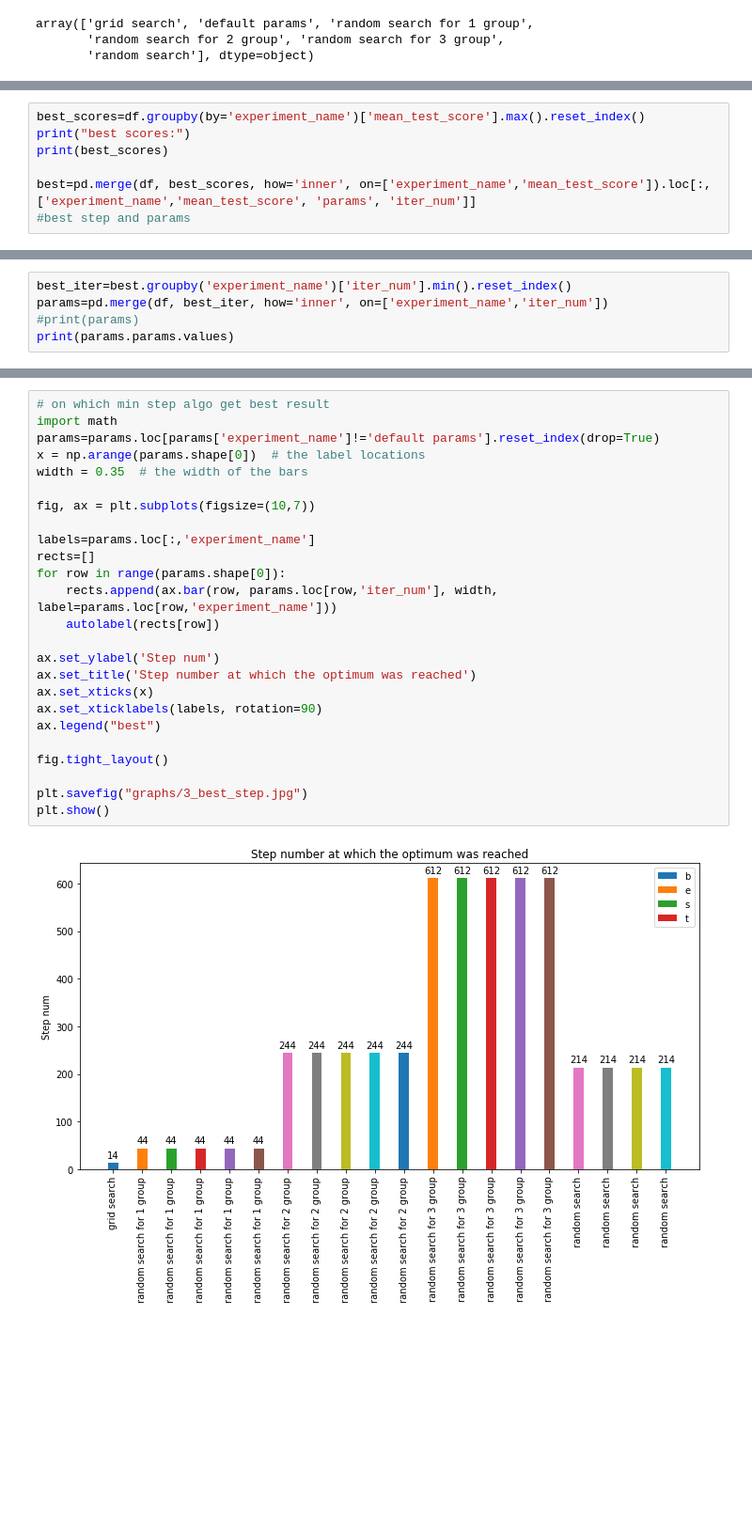
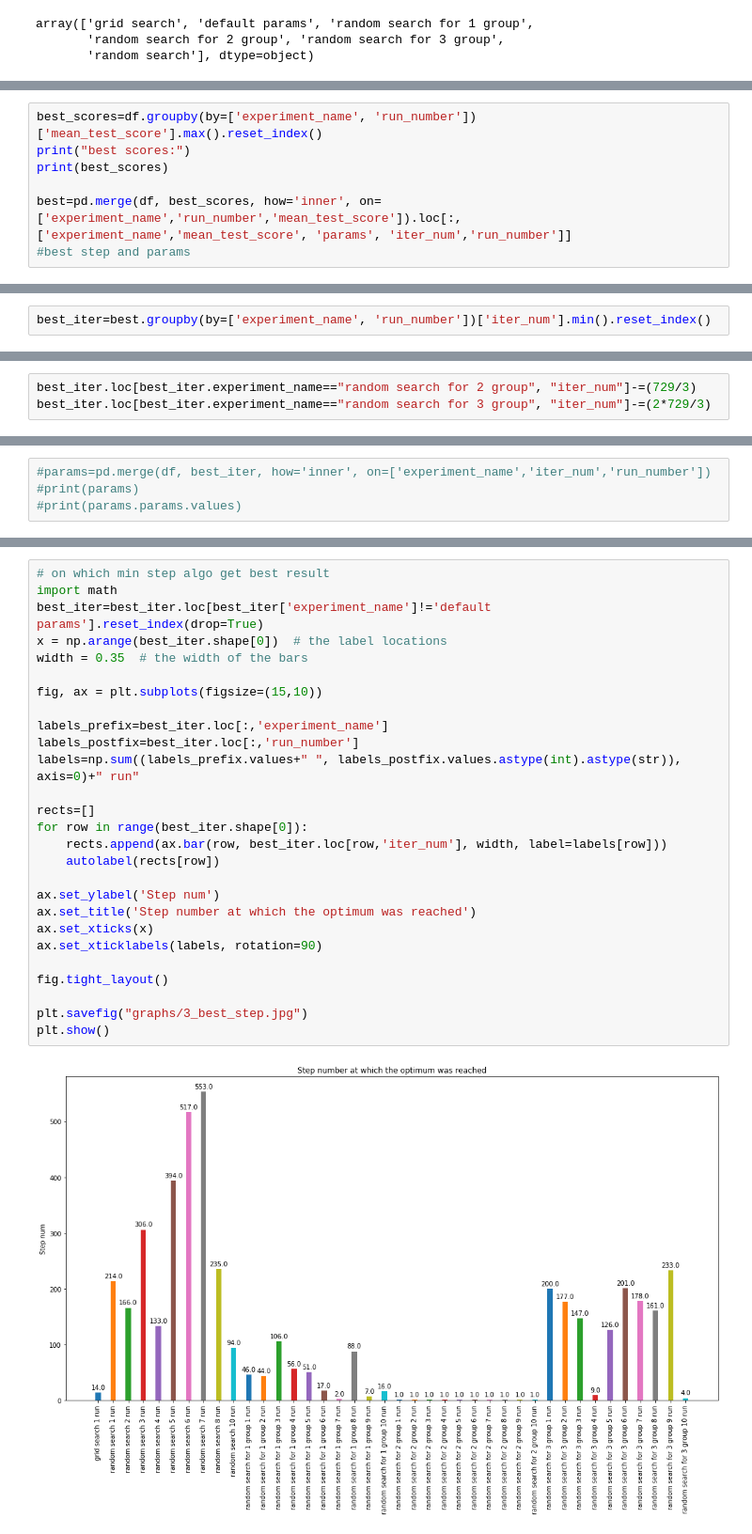
Before and after one commit to HollowPrincess/GradBoostOptim, a Jupyter notebook: xgboost_test_1_analysis.ipynb, the cells around one changed output, grey strips where cells are left out. Shown at 94% size. Drawn from its saved outputs; the diff is of its cells as text; blank space fills up the shorter version.

Commit message:
Graph fixes and new exp data addition

```diff
--- a/xgboost_test_1_analysis.ipynb
+++ b/xgboost_test_1_analysis.ipynb
@@ -251,9 +260,9 @@ array(['grid search', 'default params', 'random search for 1 group',
 # %%
-best_scores=df.groupby(by='experiment_name')['mean_test_score'].max().reset_index()
+best_scores=df.groupby(by=['experiment_name', 'run_number'])['mean_test_score'].max().reset_index()
 print("best scores:")
 print(best_scores)
 
-best=pd.merge(df, best_scores, how='inner', on=['experiment_name','mean_test_score']).loc[:,['experiment_name','mean_test_score', 'params', 'iter_num']]
+best=pd.merge(df, best_scores, how='inner', on=['experiment_name','run_number','mean_test_score']).loc[:,['experiment_name','mean_test_score', 'params', 'iter_num','run_number']]
 #best step and params
 # %% [output]
 best scores:
@@ -266,0 +285,2 @@ best scores:
+# %%
+best_iter=best.groupby(by=['experiment_name', 'run_number'])['iter_num'].min().reset_index()
@@ -266,0 +307,3 @@ best scores:
+# %%
+best_iter.loc[best_iter.experiment_name=="random search for 2 group", "iter_num"]-=(729/3)
+best_iter.loc[best_iter.experiment_name=="random search for 3 group", "iter_num"]-=(2*729/3)
@@ -267,5 +330,4 @@ best scores:
 # %%
-best_iter=best.groupby('experiment_name')['iter_num'].min().reset_index()
-params=pd.merge(df, best_iter, how='inner', on=['experiment_name','iter_num'])
+#params=pd.merge(df, best_iter, how='inner', on=['experiment_name','iter_num','run_number'])
 #print(params)
-print(params.params.values)
+#print(params.params.values)
@@ -293,30 +336,32 @@ print(params.params.values)
 # %%
 # on which min step algo get best result
 import math
-params=params.loc[params['experiment_name']!='default params'].reset_index(drop=True)
-x = np.arange(params.shape[0])  # the label locations
+best_iter=best_iter.loc[best_iter['experiment_name']!='default params'].reset_index(drop=True)
+x = np.arange(best_iter.shape[0])  # the label locations
 width = 0.35  # the width of the bars
 
-fig, ax = plt.subplots(figsize=(10,7))
+fig, ax = plt.subplots(figsize=(15,10))
 
-labels=params.loc[:,'experiment_name']
+labels_prefix=best_iter.loc[:,'experiment_name']
+labels_postfix=best_iter.loc[:,'run_number']
+labels=np.sum((labels_prefix.values+" ", labels_postfix.values.astype(int).astype(str)), axis=0)+" run"
+
 rects=[]
-for row in range(params.shape[0]):
-    rects.append(ax.bar(row, params.loc[row,'iter_num'], width, label=params.loc[row,'experiment_name']))
+for row in range(best_iter.shape[0]):
+    rects.append(ax.bar(row, best_iter.loc[row,'iter_num'], width, label=labels[row]))
     autolabel(rects[row])
 
 ax.set_ylabel('Step num')
 ax.set_title('Step number at which the optimum was reached')
 ax.set_xticks(x)
 ax.set_xticklabels(labels, rotation=90)
-ax.legend("best")
 
 fig.tight_layout()
 
 plt.savefig("graphs/3_best_step.jpg")
 plt.show()
 # %% [output]
-[figure, old version]
+[figure, new version]
 # %%
 #params influence
 
```
Also changed, not shown: parts of 14 cells of this notebook, 20 other files.
